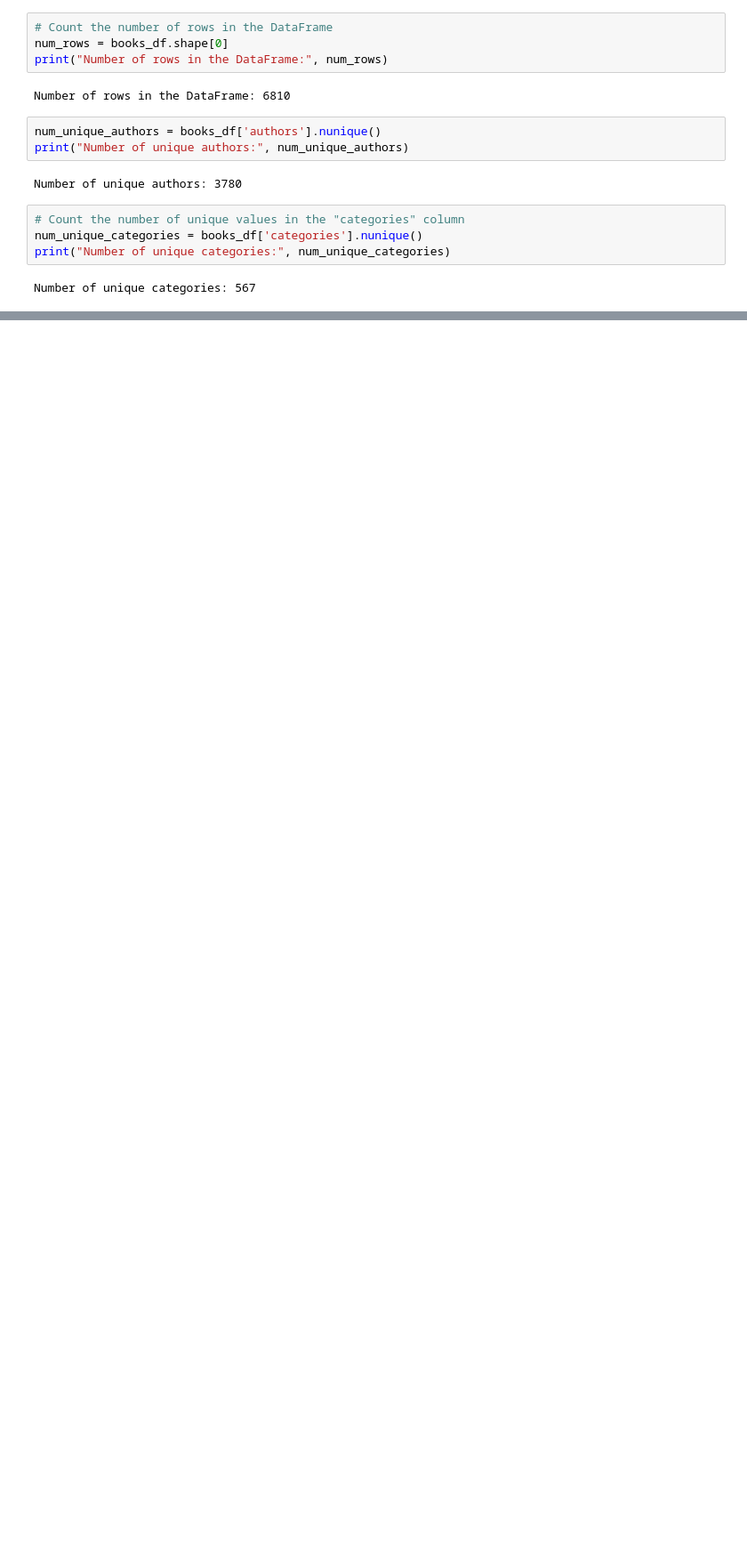
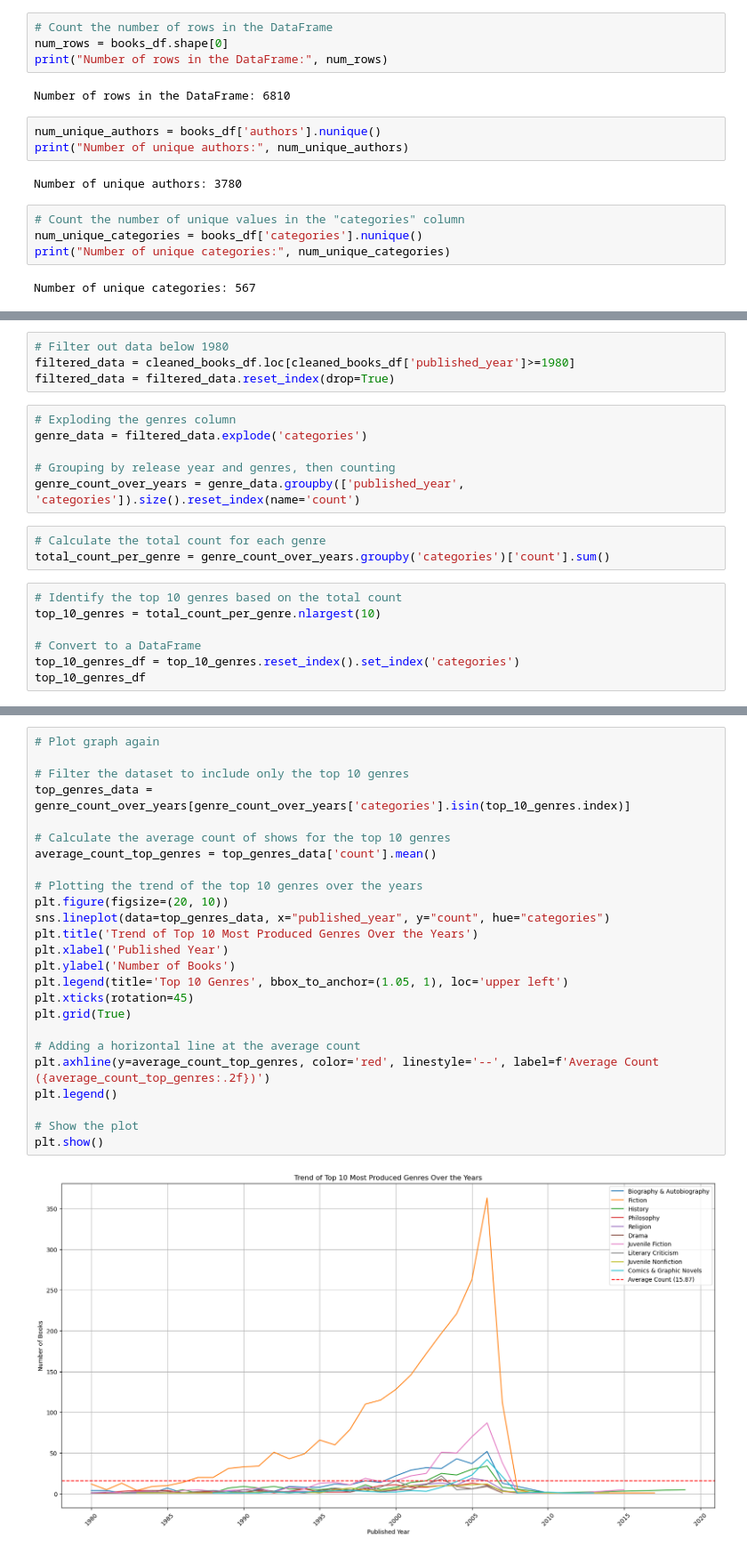
Before and after one commit to catisf/book-recommendations, a Jupyter notebook: jupyter_notebooks/cleaning_data.ipynb, the cells around one changed output, grey strips where cells are left out. Shown: that part at 89% size. Drawn from its saved outputs; the diff is of its cells as text; blank space fills up the shorter version.

```diff
--- a/jupyter_notebooks/cleaning_data.ipynb
+++ b/jupyter_notebooks/cleaning_data.ipynb
@@ -63,0 +203,20 @@ Number of unique categories: 563
+# %%
+# Filter out data below 1980
+filtered_data = cleaned_books_df.loc[cleaned_books_df['published_year']>=1980]
+filtered_data = filtered_data.reset_index(drop=True)
+# %%
+# Exploding the genres column
+genre_data = filtered_data.explode('categories')
+
+# Grouping by release year and genres, then counting
+genre_count_over_years = genre_data.groupby(['published_year', 'categories']).size().reset_index(name='count')
+# %%
+# Calculate the total count for each genre
+total_count_per_genre = genre_count_over_years.groupby('categories')['count'].sum()
+# %%
+# Identify the top 10 genres based on the total count
+top_10_genres = total_count_per_genre.nlargest(10)
+
+# Convert to a DataFrame
+top_10_genres_df = top_10_genres.reset_index().set_index('categories')
+top_10_genres_df
@@ -63,0 +236,27 @@ Number of unique categories: 563
+# %%
+# Plot graph again
+
+# Filter the dataset to include only the top 10 genres
+top_genres_data = genre_count_over_years[genre_count_over_years['categories'].isin(top_10_genres.index)]
+
+# Calculate the average count of shows for the top 10 genres
+average_count_top_genres = top_genres_data['count'].mean()
+
+# Plotting the trend of the top 10 genres over the years
+plt.figure(figsize=(20, 10))
+sns.lineplot(data=top_genres_data, x="published_year", y="count", hue="categories")
+plt.title('Trend of Top 10 Most Produced Genres Over the Years')
+plt.xlabel('Published Year')
+plt.ylabel('Number of Books')
+plt.legend(title='Top 10 Genres', bbox_to_anchor=(1.05, 1), loc='upper left')
+plt.xticks(rotation=45)
+plt.grid(True)
+
+# Adding a horizontal line at the average count
+plt.axhline(y=average_count_top_genres, color='red', linestyle='--', label=f'Average Count ({average_count_top_genres:.2f})')
+plt.legend()
+
+# Show the plot
+plt.show()
+# %% [output]
+[figure, added]
```
Also changed, not shown: parts of 21 cells of this notebook, 5 other files.
